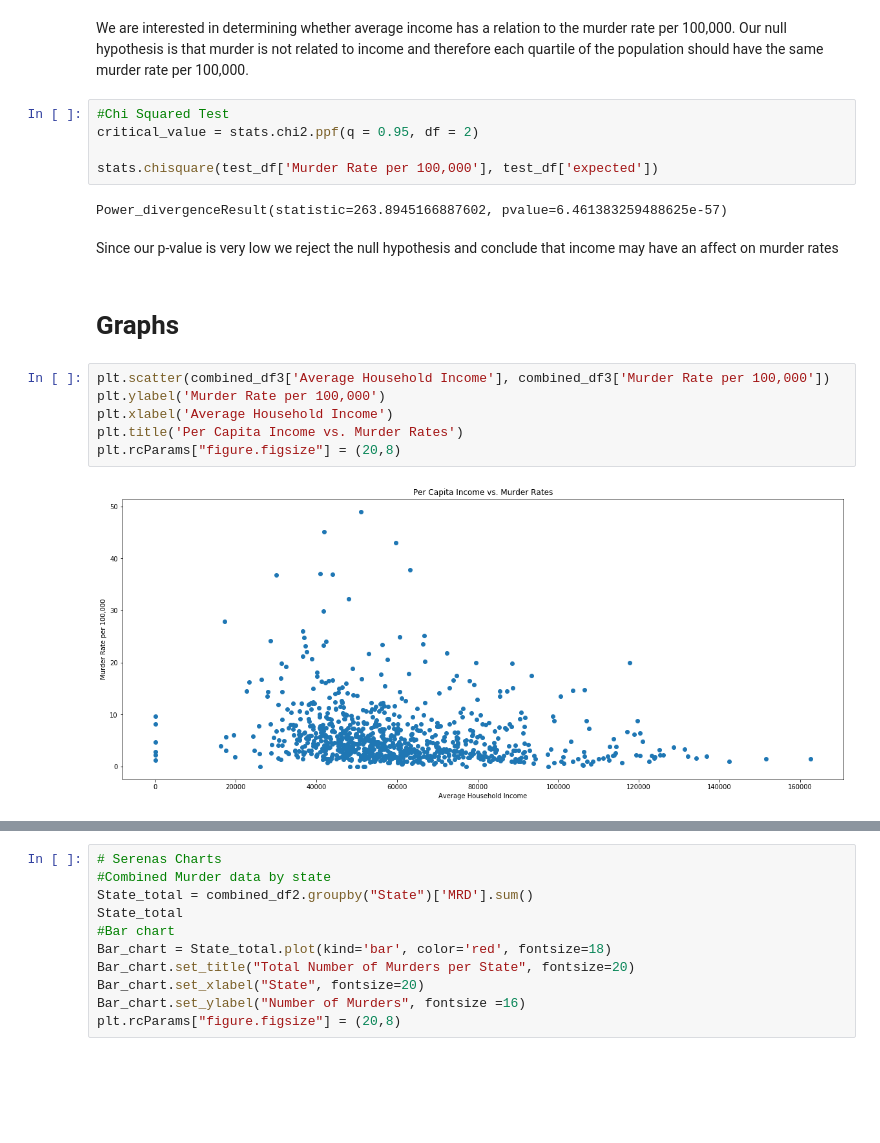
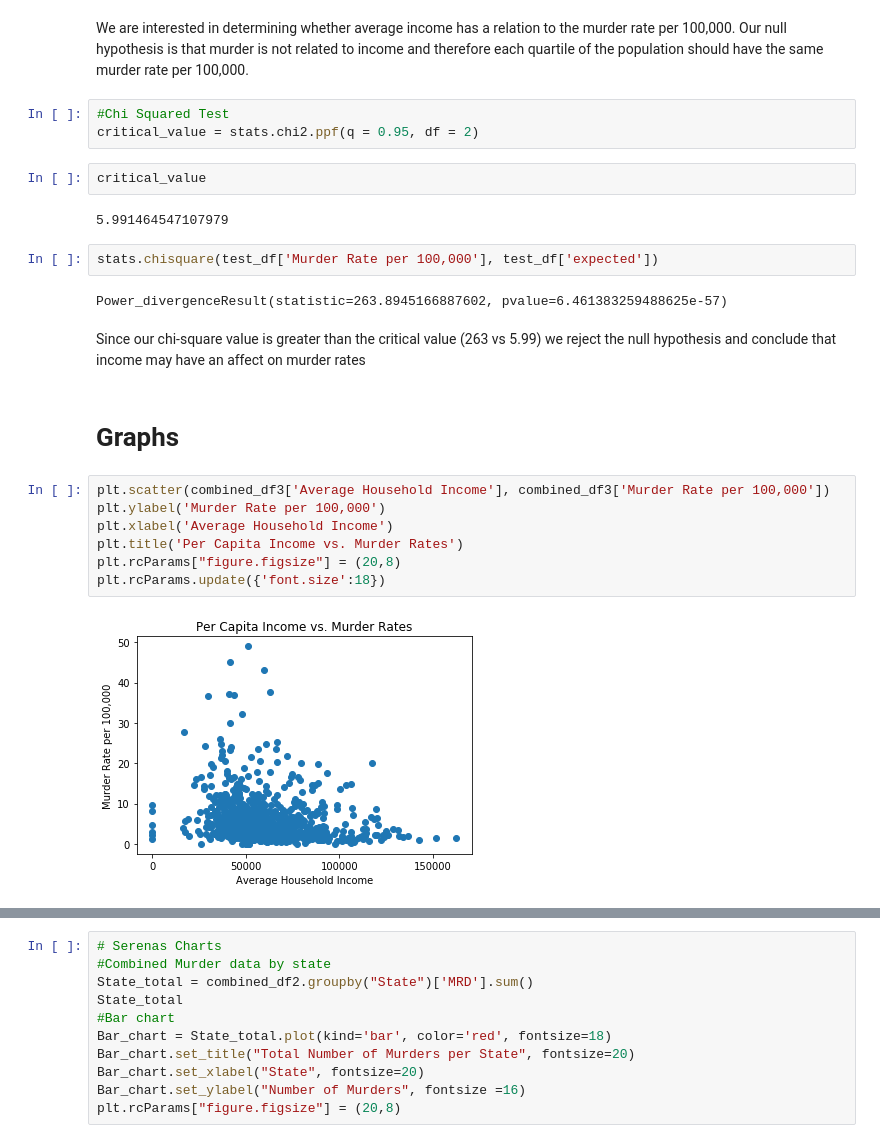
Before and after one commit to jstetter/project-1, a Jupyter notebook: project_1.ipynb, the cells around one changed output, grey strips where cells are left out. Saved outputs shown, nothing was run; the diff lists cells and outputs as text; blank space fills up the shorter version.

```diff
--- a/project_1.ipynb
+++ b/project_1.ipynb
@@ -166,22 +160,27 @@ We are interested in determining whether average income has a relation to the mu
 # %%
 #Chi Squared Test
 critical_value = stats.chi2.ppf(q = 0.95, df = 2)
-
-stats.chisquare(test_df['Murder Rate per 100,000'], test_df['expected'])
-# %% [output]
-Power_divergenceResult(statistic=263.8945166887602, pvalue=6.461383259488625e-57)
+# %%
+critical_value
+# %% [output]
+5.991464547107979
+# %%
+stats.chisquare(test_df['Murder Rate per 100,000'], test_df['expected'])
+# %% [output]
+Power_divergenceResult(statistic=263.8945166887602, pvalue=6.461383259488625e-57)
 # %% [markdown]
-Since our p-value is very low we reject the null hypothesis and conclude that income may have an affect on murder rates
+Since our chi-square value is greater than the critical value (263 vs 5.99) we reject the null hypothesis and conclude that income may have an affect on murder rates
 # %% [markdown]
 # Graphs
 # %%
 plt.scatter(combined_df3['Average Household Income'], combined_df3['Murder Rate per 100,000'])
 plt.ylabel('Murder Rate per 100,000')
 plt.xlabel('Average Household Income')
 plt.title('Per Capita Income vs. Murder Rates')
 plt.rcParams["figure.figsize"] = (20,8)
+plt.rcParams.update({'font.size':18})
 # %% [output]
-[figure, old version]
+[figure, new version]
 # %%
 plt.scatter(combined_df3['Population (Estimate)'], combined_df3['MRD'])
 plt.ylabel('Murders (#)')
```
Also changed, not shown: parts of 8 cells of this notebook.
